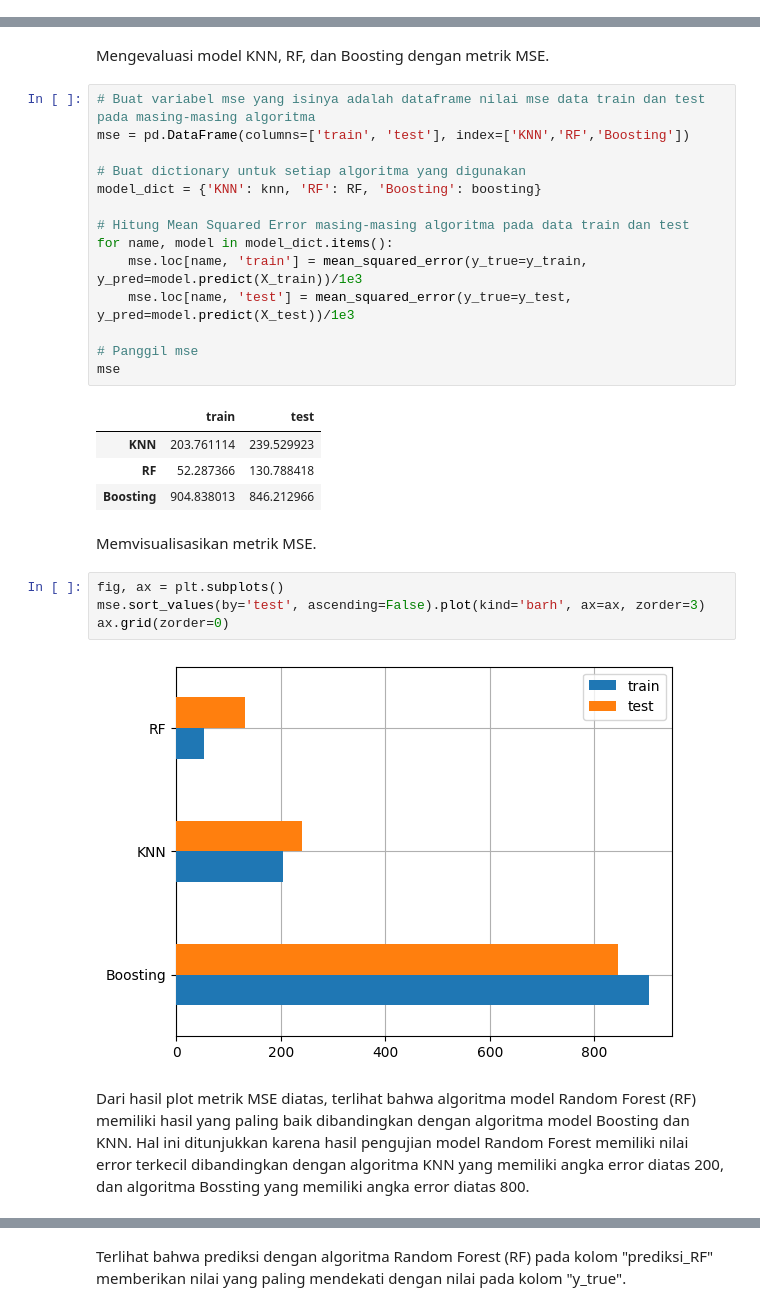
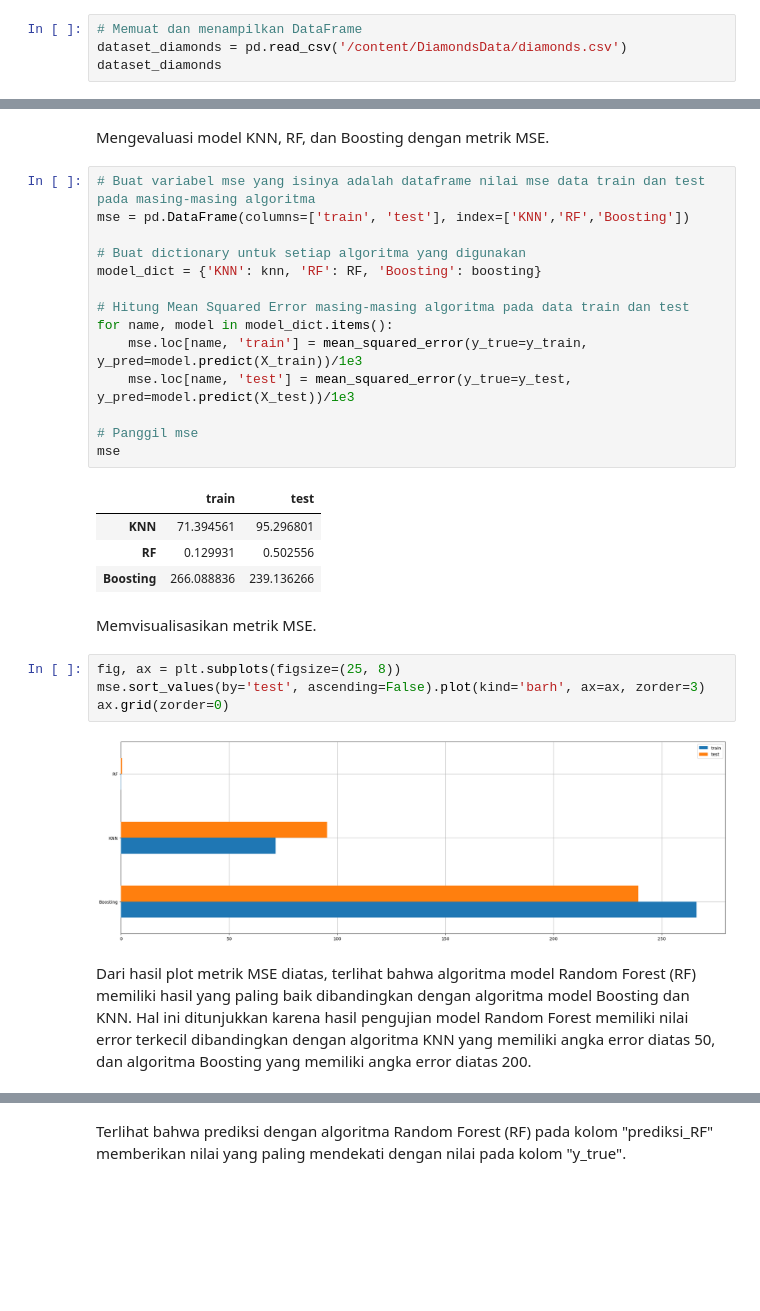
Before and after one commit to Arief-netizen/Portofolio-Proyek-DataScience-ML-AI, a Jupyter notebook: 04. Predictive Analytics Harga Berlian/Predictive Analytics Harga Berlian.ipynb, the cells around one changed output, grey strips where cells are left out. Saved outputs shown, nothing was run; the diff lists cells and outputs as text; blank space fills up the shorter version.

```diff
--- a/04. Predictive Analytics Harga Berlian/Predictive Analytics Harga Berlian.ipynb
+++ b/04. Predictive Analytics Harga Berlian/Predictive Analytics Harga Berlian.ipynb
@@ -43,0 +49,4 @@ dataset_diamonds
+# %%
+# Memuat dan menampilkan DataFrame
+dataset_diamonds = pd.read_csv('/content/DiamondsData/diamonds.csv')
+dataset_diamonds
@@ -627,18 +674,18 @@ for name, model in model_dict.items():
 mse
 # %% [output]
 |  | train | test |
-| KNN | 203.761114 | 239.529923 |
-| RF | 52.287366 | 130.788418 |
-| Boosting | 904.838013 | 846.212966 |
+| KNN | 71.394561 | 95.296801 |
+| RF | 0.129931 | 0.502556 |
+| Boosting | 266.088836 | 239.136266 |
 # %% [markdown]
 Memvisualisasikan metrik MSE.
 # %%
-fig, ax = plt.subplots()
+fig, ax = plt.subplots(figsize=(25, 8))
 mse.sort_values(by='test', ascending=False).plot(kind='barh', ax=ax, zorder=3)
 ax.grid(zorder=0)
 # %% [output]
-[figure, old version]
+[figure, new version]
 # %% [markdown]
-Dari hasil plot metrik MSE diatas, terlihat bahwa algoritma model Random Forest (RF) memiliki hasil yang paling baik dibandingkan dengan algoritma model Boosting dan KNN. Hal ini ditunjukkan karena hasil pengujian model Random Forest memiliki nilai error terkecil dibandingkan dengan algoritma KNN yang memiliki angka error diatas 200, dan algoritma Bossting yang memiliki angka error diatas 800.
+Dari hasil plot metrik MSE diatas, terlihat bahwa algoritma model Random Forest (RF) memiliki hasil yang paling baik dibandingkan dengan algoritma model Boosting dan KNN. Hal ini ditunjukkan karena hasil pengujian model Random Forest memiliki nilai error terkecil dibandingkan dengan algoritma KNN yang memiliki angka error diatas 50, dan algoritma Boosting yang memiliki angka error diatas 200.
 # %%
 # Membuat prediksi dari data uji untuk melakukan pengujian
```
Also changed, not shown: parts of 51 cells of this notebook.
